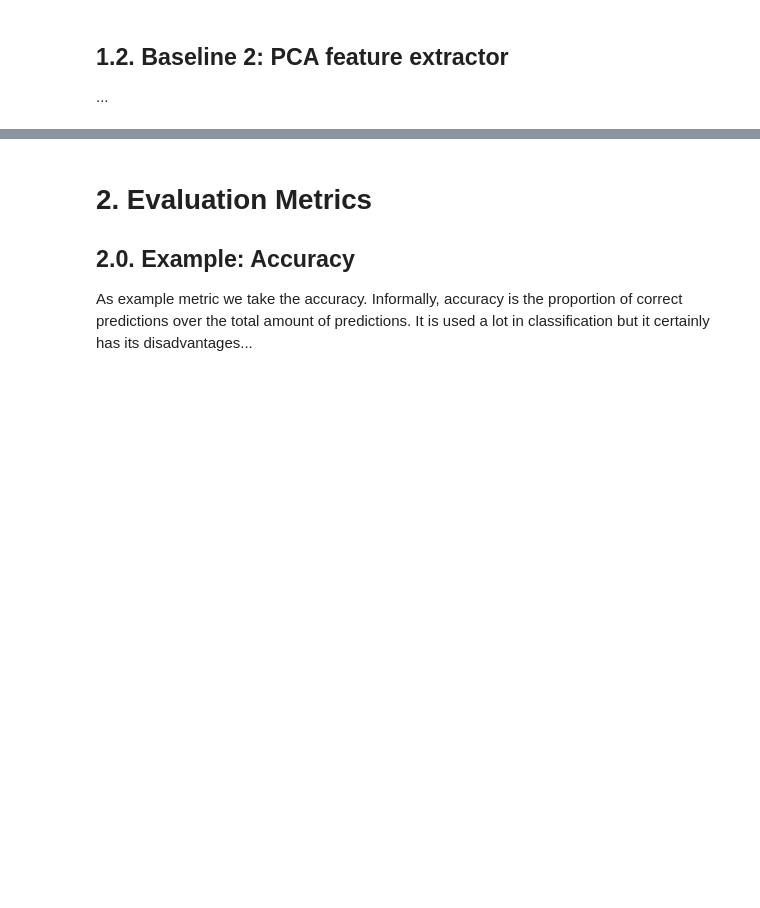
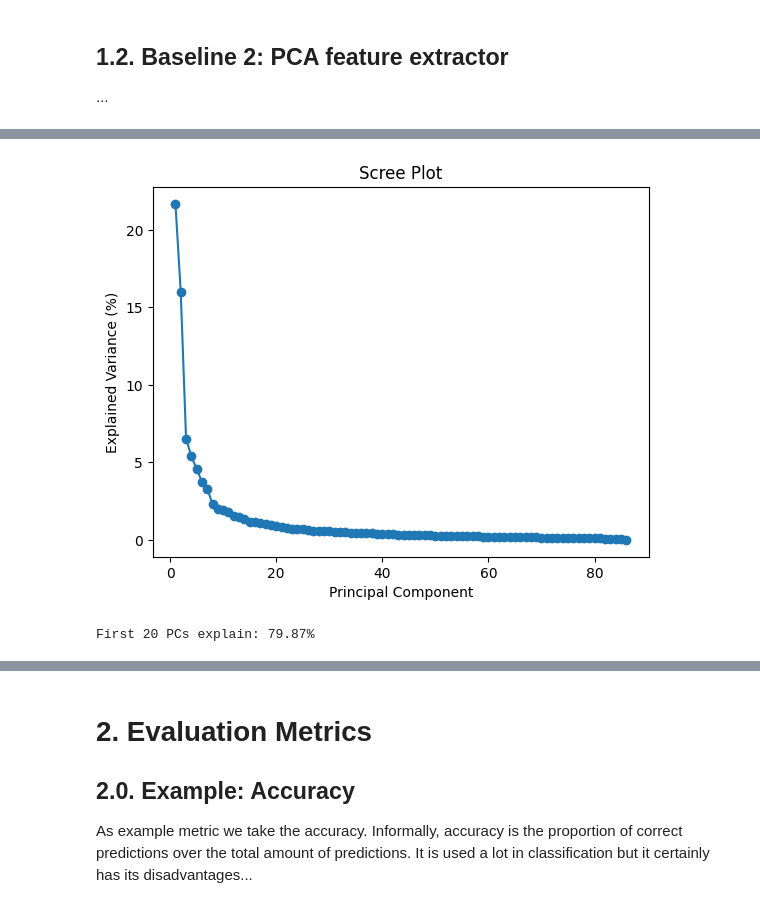
Before and after one commit to lucgrnr/computer-vision-projects, a Jupyter notebook: Assignment_1/ga1_group_27_manolis.ipynb, the cells around one changed output, grey strips where cells are left out. Saved outputs shown, nothing was run; the diff lists cells and outputs as text; code cells hidden in the pictures; blank space fills up the shorter version.

```diff
--- a/Assignment_1/ga1_group_27_manolis.ipynb
+++ b/Assignment_1/ga1_group_27_manolis.ipynb
@@ -287,14 +358,0 @@ In standard PCA, we would compute the covariance matrix of our data. However, ou
-# %%
-nan_indices = [14, 35, 65]
-
-# First remove NaN images
-train_X_clean = np.delete(train_X_gray, nan_indices, axis=0)
-train_y_clean = np.delete(train_y, nan_indices, axis=0)
-
-# Then flatten
-train_X_flat = train_X_clean.reshape(train_X_clean.shape[0], -1)
-test_X_flat = test_X_gray.reshape(test_X_gray.shape[0], -1)
-
-print(train_X_flat.shape)  # should be (77, 10000)
-print(train_y_clean.shape)  # should be (77,)
-print(test_X_flat.shape)
@@ -361,0 +390,17 @@ pca_full.fit(train_X_flat)
+# %%
+pca = PCAFeatureExtractor(n_components=20)
+pca.fit(train_X_flat)
+
+squared_s = pca.S ** 2
+explained_var = squared_s / squared_s.sum() * 100
+
+plt.plot(range(1, len(explained_var) + 1), explained_var, marker='o')
+plt.xlabel('Principal Component')
+plt.ylabel('Explained Variance (%)')
+plt.title('Scree Plot')
+plt.show()
+
+print(f"First 20 PCs explain: {np.sum(explained_var[:20]):.2f}%")
+# %% [output]
+[figure, added]
+First 20 PCs explain: 79.87%
```
Also changed, not shown: parts of 31 cells of this notebook.
